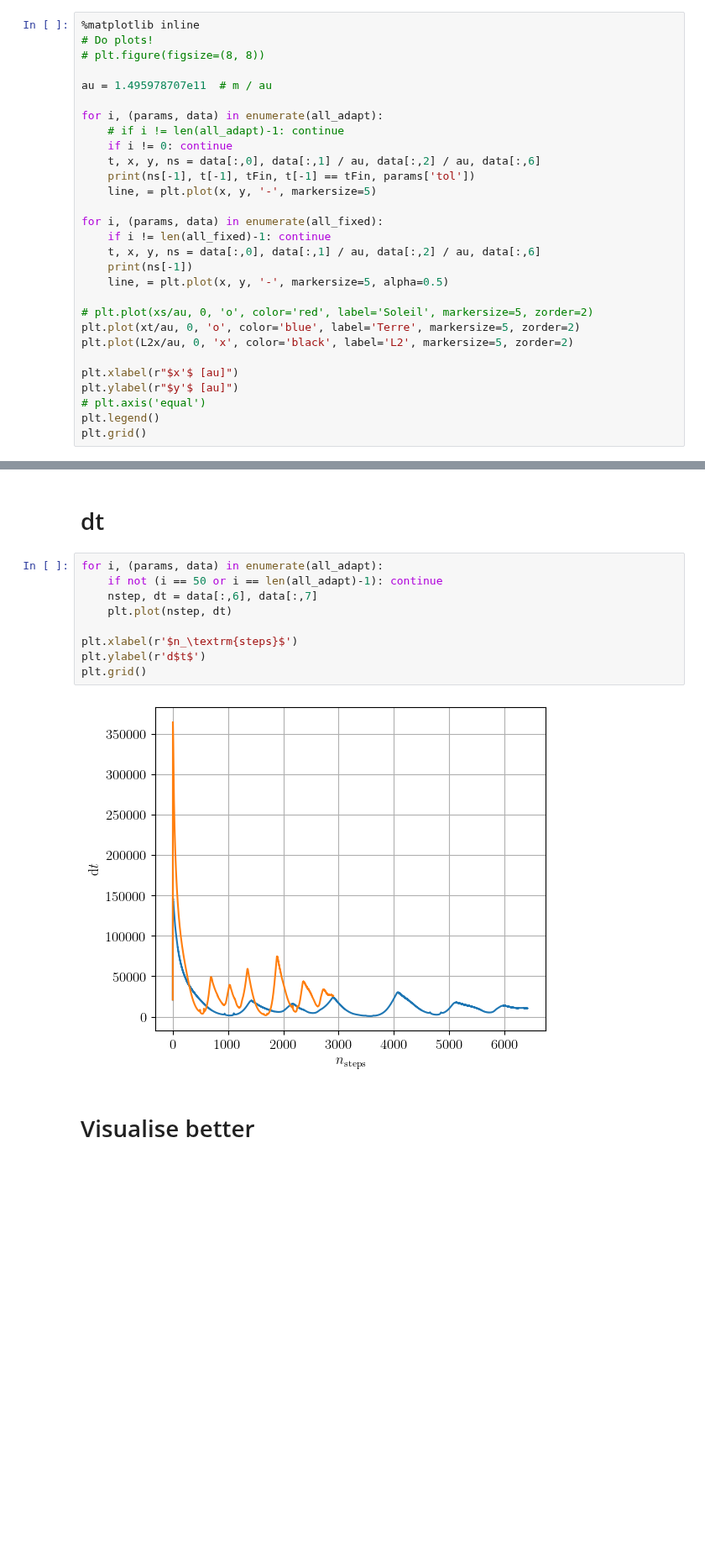
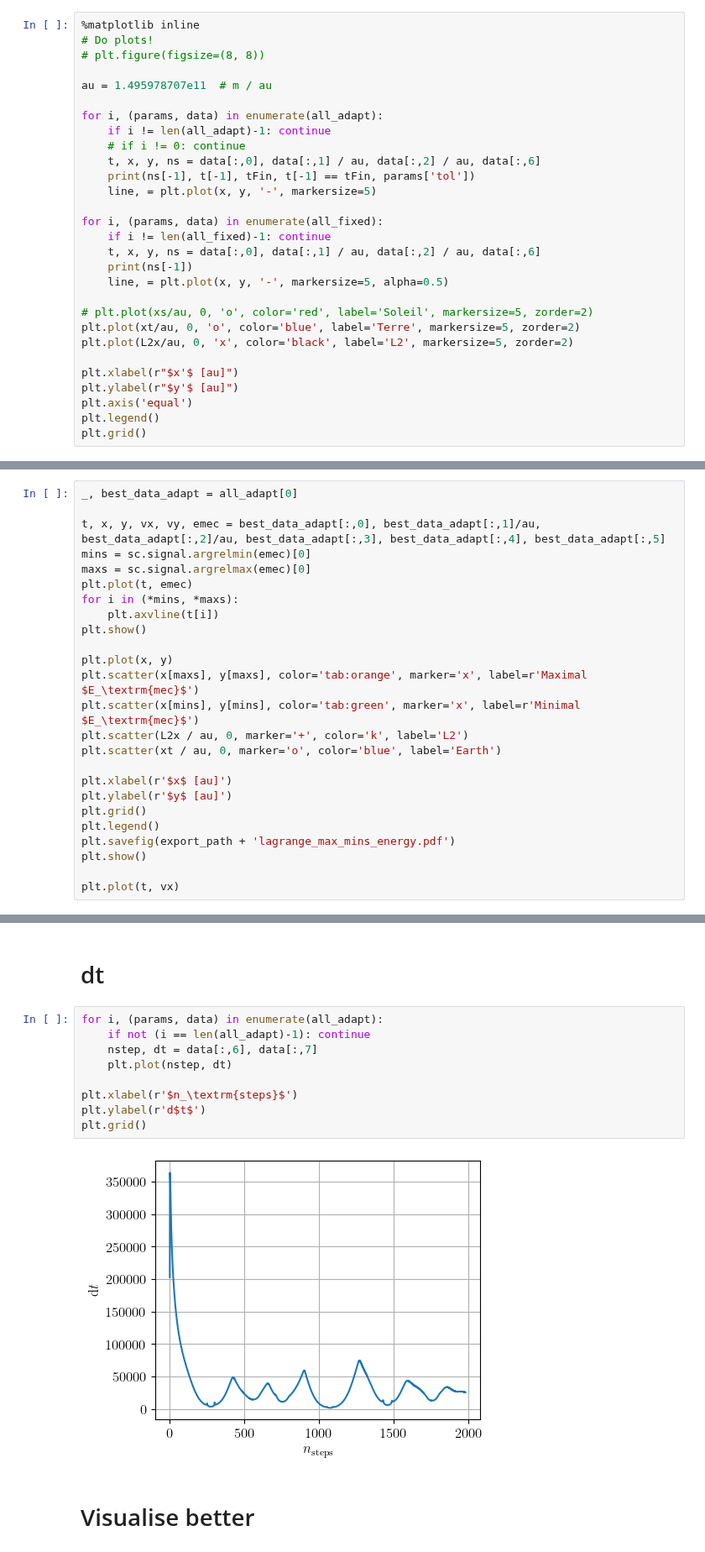
Before and after one commit to TomVdt/PhysNum, a Jupyter notebook: exercice3/analysis/analysis3bi.ipynb, the cells around one changed output, grey strips where cells are left out. Shown at 84% size. Drawn from its saved outputs; the diff is of its cells as text; blank space fills up the shorter version.

```diff
--- a/exercice3/analysis/analysis3bi.ipynb
+++ b/exercice3/analysis/analysis3bi.ipynb
@@ -76,8 +76,8 @@ Running simulations... Done 100/100
 au = 1.495978707e11  # m / au
 
 for i, (params, data) in enumerate(all_adapt):
-    # if i != len(all_adapt)-1: continue
-    if i != 0: continue
+    if i != len(all_adapt)-1: continue
+    # if i != 0: continue
     t, x, y, ns = data[:,0], data[:,1] / au, data[:,2] / au, data[:,6]
     print(ns[-1], t[-1], tFin, t[-1] == tFin, params['tol'])
     line, = plt.plot(x, y, '-', markersize=5)
@@ -94,7 +94,7 @@ plt.plot(L2x/au, 0, 'x', color='black', label='L2', markersize=5, zorder=2)
 
 plt.xlabel(r"$x'$ [au]")
 plt.ylabel(r"$y'$ [au]")
-# plt.axis('equal')
+plt.axis('equal')
 plt.legend()
 plt.grid()
 # %% [output]
@@ -196,0 +214,25 @@ plt.show()
+# %%
+_, best_data_adapt = all_adapt[0]
+
+t, x, y, vx, vy, emec = best_data_adapt[:,0], best_data_adapt[:,1]/au, best_data_adapt[:,2]/au, best_data_adapt[:,3], best_data_adapt[:,4], best_data_adapt[:,5]
+mins = sc.signal.argrelmin(emec)[0]
+maxs = sc.signal.argrelmax(emec)[0]
+plt.plot(t, emec)
+for i in (*mins, *maxs):
+    plt.axvline(t[i])
+plt.show()
+
+plt.plot(x, y)
+plt.scatter(x[maxs], y[maxs], color='tab:orange', marker='x', label=r'Maximal $E_\textrm{mec}$')
+plt.scatter(x[mins], y[mins], color='tab:green', marker='x', label=r'Minimal $E_\textrm{mec}$')
+plt.scatter(L2x / au, 0, marker='+', color='k', label='L2')
+plt.scatter(xt / au, 0, marker='o', color='blue', label='Earth')
+
+plt.xlabel(r'$x$ [au]')
+plt.ylabel(r'$y$ [au]')
+plt.grid()
+plt.legend()
+plt.savefig(export_path + 'lagrange_max_mins_energy.pdf')
+plt.show()
+
+plt.plot(t, vx)
@@ -198,15 +245,15 @@ plt.show()
 # dt
 # %%
 for i, (params, data) in enumerate(all_adapt):
-    if not (i == 50 or i == len(all_adapt)-1): continue
+    if not (i == len(all_adapt)-1): continue
     nstep, dt = data[:,6], data[:,7]
     plt.plot(nstep, dt)
 
 plt.xlabel(r'$n_\textrm{steps}$')
 plt.ylabel(r'd$t$')
 plt.grid()
 # %% [output]
-[figure, old version]
+[figure, new version]
 # %% [markdown]
 # Visualise better
 # %%
```
Also changed, not shown: parts of 5 cells of this notebook, 13 other files.
